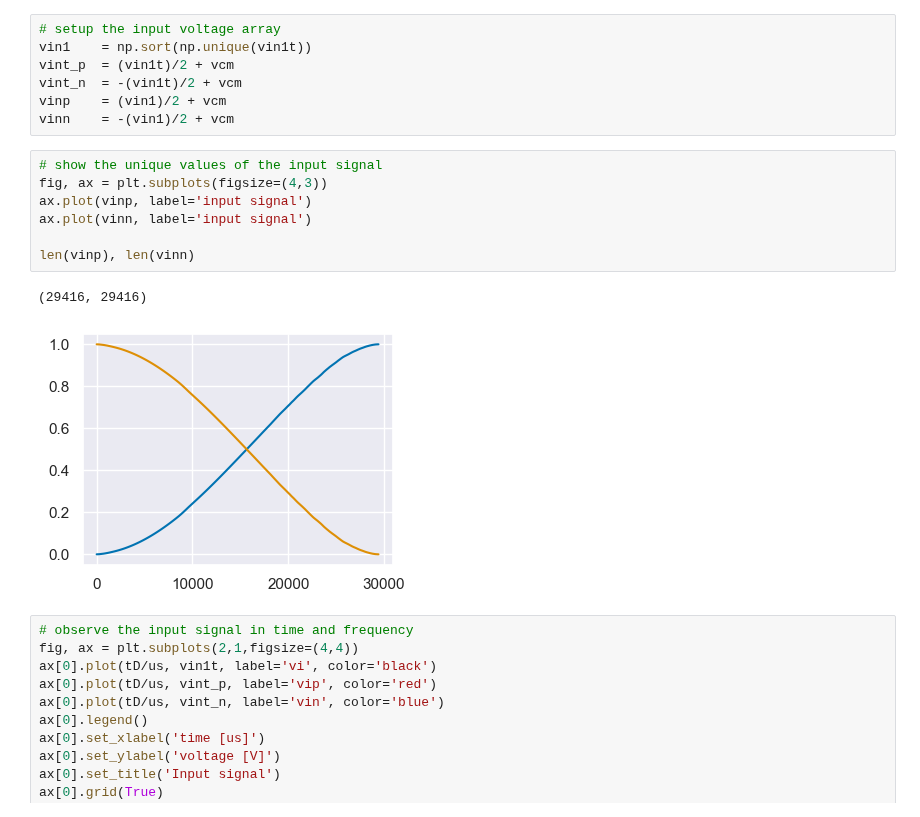
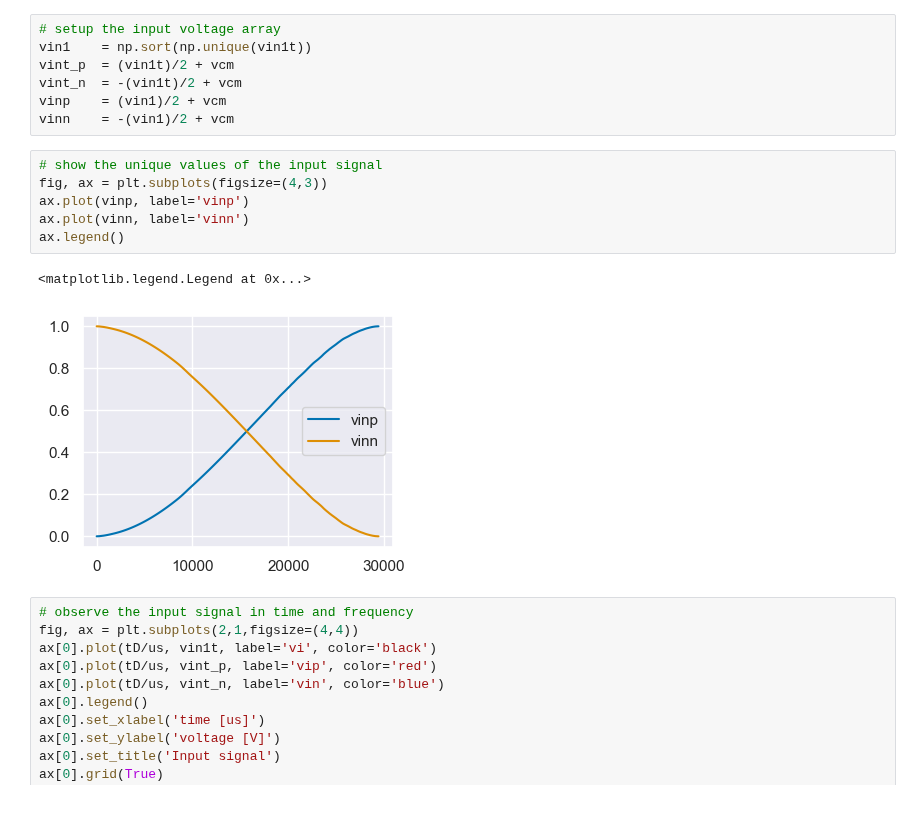
Before and after one commit to das-dias/signal-converters-notebooks, a Jupyter notebook: practical_classes/project_1.ipynb, the cells around one changed output. Saved outputs shown, nothing was run; the diff lists cells and outputs as text.

```diff
--- a/practical_classes/project_1.ipynb
+++ b/practical_classes/project_1.ipynb
@@ -178,13 +178,12 @@ vinn    = -(vin1)/2 + vcm
 # %%
 # show the unique values of the input signal
 fig, ax = plt.subplots(figsize=(4,3))
-ax.plot(vinp, label='input signal')
-ax.plot(vinn, label='input signal')
-
-len(vinp), len(vinn)
+ax.plot(vinp, label='vinp')
+ax.plot(vinn, label='vinn')
+ax.legend()
 # %% [output]
-(29416, 29416)
+<matplotlib.legend.Legend at 0x...>
-[figure, old version]
+[figure, new version]
 # %%
 # observe the input signal in time and frequency
 fig, ax = plt.subplots(2,1,figsize=(4,4))
```
Also changed, not shown: parts of 7 cells of this notebook, 1 other file.
